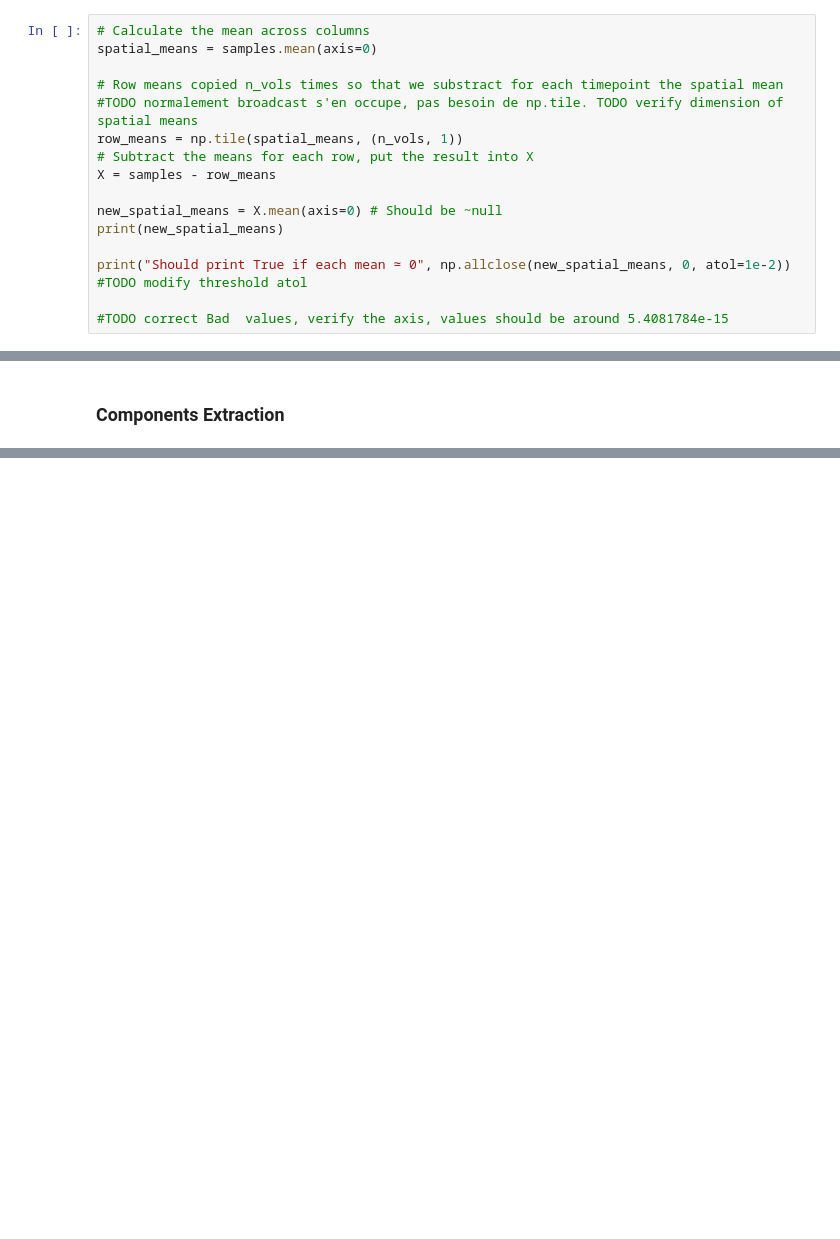
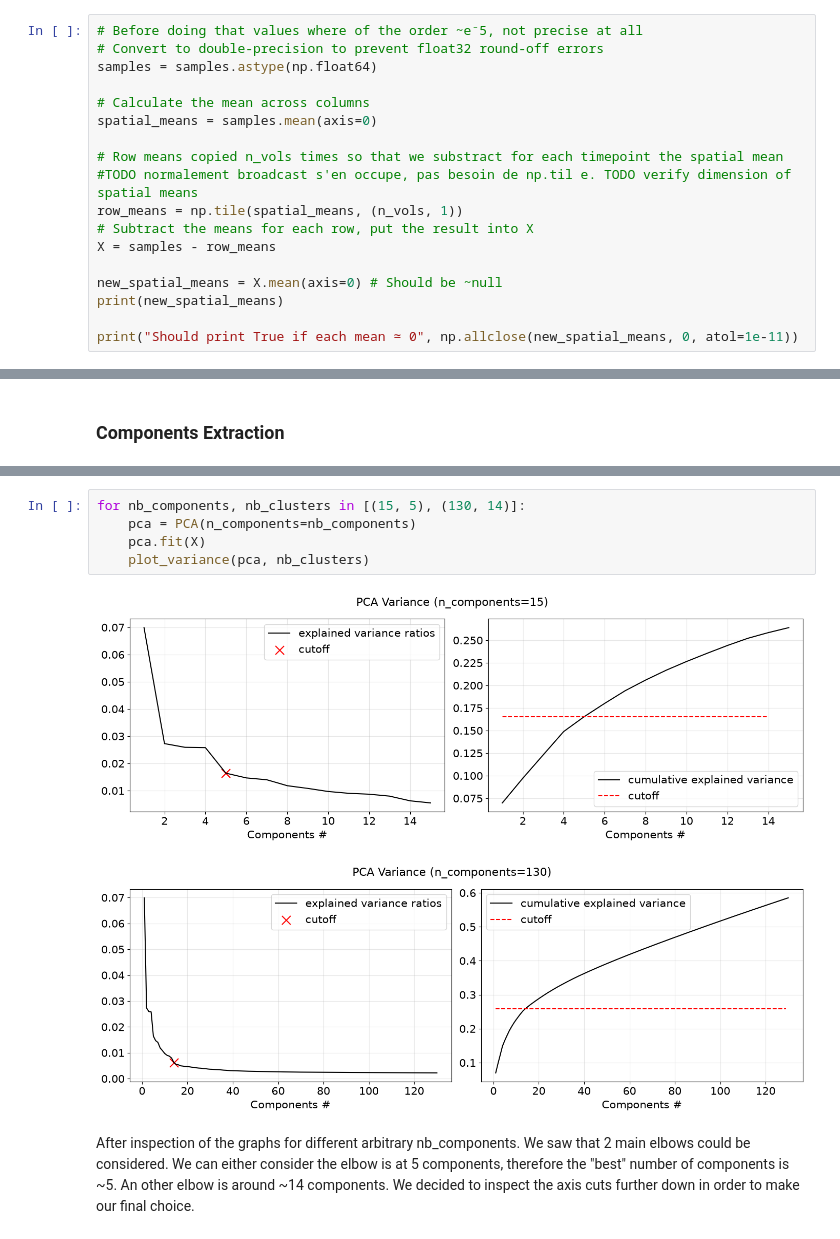
Before and after one commit to Kitkatkitkatia/NSSP_projects, a Jupyter notebook: part2.ipynb, the cells around one changed output, grey strips where cells are left out. Cells and saved outputs as stored; diff of their text form; blank space fills up the shorter version.

```diff
--- a/part2.ipynb
+++ b/part2.ipynb
@@ -57,11 +89,15 @@ samples.shape
 # %% [markdown]
 Next up we will be removing the spatial mean across timepoints from each timepoints. We calculate the mean spatial pattern and perform the substraction operation.
 # %%
+# Before doing that values where of the order ~e⁻5, not precise at all
+# Convert to double-precision to prevent float32 round-off errors
+samples = samples.astype(np.float64)
+
 # Calculate the mean across columns
 spatial_means = samples.mean(axis=0)
 
 # Row means copied n_vols times so that we substract for each timepoint the spatial mean
-#TODO normalement broadcast s'en occupe, pas besoin de np.tile. TODO verify dimension of spatial means
+#TODO normalement broadcast s'en occupe, pas besoin de np.til e. TODO verify dimension of spatial means
 row_means = np.tile(spatial_means, (n_vols, 1))
 # Subtract the means for each row, put the result into X
 X = samples - row_means
@@ -69,7 +105,5 @@ X = samples - row_means
 new_spatial_means = X.mean(axis=0) # Should be ~null
 print(new_spatial_means)
 
-print("Should print True if each mean ≃ 0", np.allclose(new_spatial_means, 0, atol=1e-2)) #TODO modify threshold atol
-
-#TODO correct Bad  values, verify the axis, values should be around 5.4081784e-15
+print("Should print True if each mean ≃ 0", np.allclose(new_spatial_means, 0, atol=1e-11))
 # %% [output]
@@ -114,0 +168,10 @@ for k in range(2):
+# %%
+for nb_components, nb_clusters in [(15, 5), (130, 14)]:
+    pca = PCA(n_components=nb_components)
+    pca.fit(X)
+    plot_variance(pca, nb_clusters)
+# %% [output]
+[figure, added]
+[figure, added]
+# %% [markdown]
+After inspection of the graphs for different arbitrary nb_components. We saw that 2 main elbows could be considered. We can either consider the elbow is at 5 components, therefore the "best" number of components is ~5. An other elbow is around ~14 components. We decided to inspect the axis cuts further down in order to make our final choice.
```
Also changed, not shown: parts of 19 cells of this notebook.
